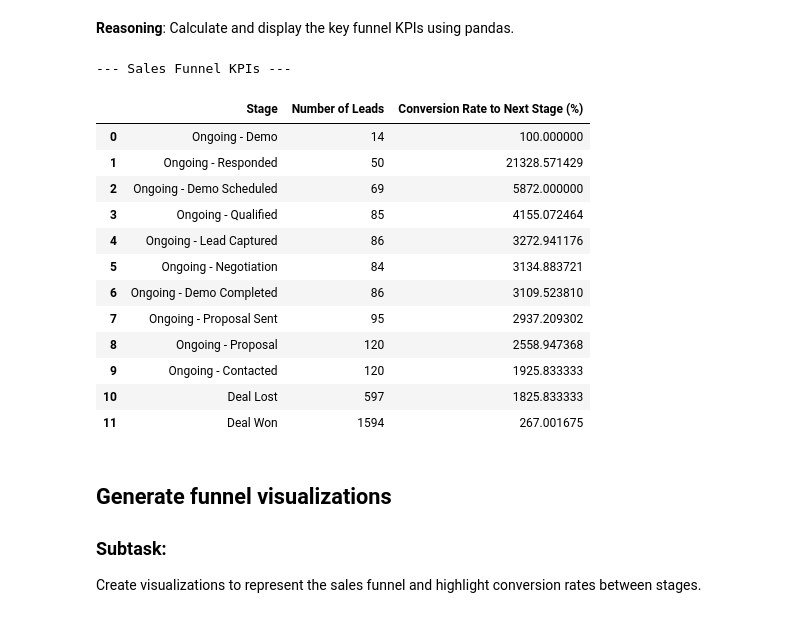
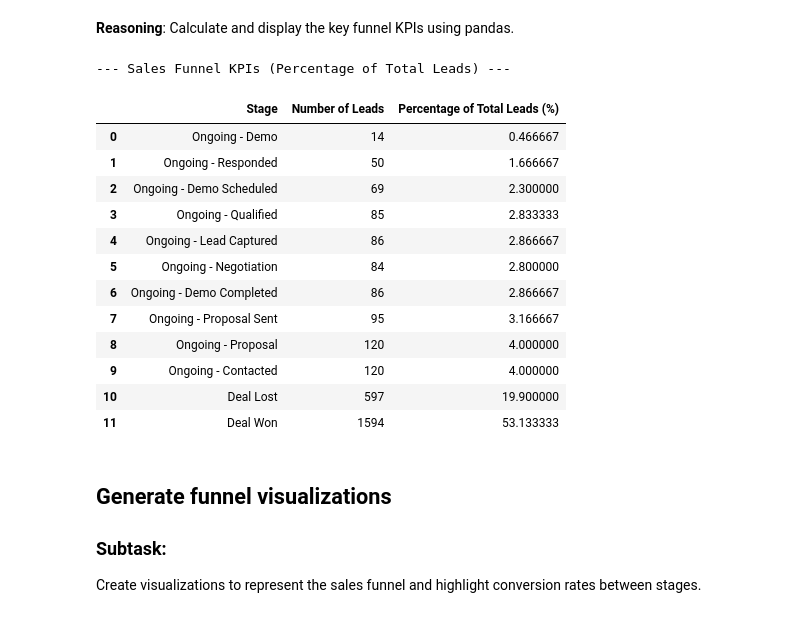
Before and after one commit to Anunineleaps6/Capstone_Sales, a Jupyter notebook: EDA.ipynb, the cells around one changed output. Drawn from its saved outputs; the diff is of its cells as text; code cells hidden in the pictures.

```diff
--- a/EDA.ipynb
+++ b/EDA.ipynb
@@ -467,53 +467,52 @@ Calculate and display the key funnel KPIs using pandas.
 # %%
 # Define the stages in the funnel (adjust as per your 'Current_Stage' values)
 funnel_stages = ['Ongoing - Demo', 'Ongoing - Responded', 'Ongoing - Demo Scheduled', 'Ongoing - Qualified',
                  'Ongoing - Lead Captured', 'Ongoing - Negotiation', 'Ongoing - Demo Completed',
                  'Ongoing - Proposal Sent', 'Ongoing - Proposal', 'Ongoing - Contacted', 'Deal Lost', 'Deal Won']
 
 # Calculate the number of leads at each stage
 funnel_counts = df_sales['Current_Stage'].value_counts().reindex(funnel_stages)
 
-# Calculate conversion rates between consecutive stages
-conversion_rates = {}
-# Initialize with 100% for the first stage for display purposes
-conversion_rates[funnel_stages[0]] = 100.0
+# Calculate the total number of leads in the dataset
+total_leads = df_sales.shape[0]
 
-for i in range(len(funnel_stages) - 1):
-    current_stage = funnel_stages[i]
-    next_stage = funnel_stages[i+1]
-    current_count = funnel_counts.get(current_stage, 0)
-    # Calculate the number of leads that are currently at the next stage or beyond in the defined funnel
-    leads_at_or_beyond_next_stage = df_sales[df_sales['Current_Stage'].isin(funnel_stages[i+1:])].shape[0]
+# Calculate the percentage of total leads at each stage
+percentage_of_total_leads = {}
+if total_leads > 0:
+    for stage in funnel_stages:
+        current_stage_count = funnel_counts.get(stage, 0)
+        percentage = (current_stage_count / total_leads) * 100
+        percentage_of_total_leads[stage] = percentage
+else:
+    print("No leads in the dataset.")
+    for stage in funnel_stages:
+         percentage_of_total_leads[stage] = 0.0 # Set to 0 if no leads
 
-    # Calculate conversion rate from current stage to reaching the next stage or beyond
-    # This is a simplified calculation based on current counts, not a true transition rate over time
-    conversion_rate = (leads_at_or_beyond_next_stage / current_count) * 100 if current_count > 0 else 0
-    conversion_rates[next_stage] = conversion_rate
 
 # Create a DataFrame for funnel KPIs
 funnel_kpis_df = pd.DataFrame({
     'Stage': funnel_stages,
     'Number of Leads': funnel_counts.values,
-    'Conversion Rate to Next Stage (%)': [conversion_rates[stage] for stage in funnel_stages]
+    'Percentage of Total Leads (%)': [percentage_of_total_leads[stage] for stage in funnel_stages]
 })
 
-print("--- Sales Funnel KPIs ---")
+print("--- Sales Funnel KPIs (Percentage of Total Leads) ---")
 display(funnel_kpis_df)
 # %% [output]
---- Sales Funnel KPIs ---
+--- Sales Funnel KPIs (Percentage of Total Leads) ---
-|  | Stage | Number of Leads | Conversion Rate to Next Stage (%) |
-| 0 | Ongoing - Demo | 14 | 100.000000 |
-| 1 | Ongoing - Responded | 50 | 21328.571429 |
-| 2 | Ongoing - Demo Scheduled | 69 | 5872.000000 |
-| 3 | Ongoing - Qualified | 85 | 4155.072464 |
-| 4 | Ongoing - Lead Captured | 86 | 3272.941176 |
-| 5 | Ongoing - Negotiation | 84 | 3134.883721 |
-| 6 | Ongoing - Demo Completed | 86 | 3109.523810 |
-| 7 | Ongoing - Proposal Sent | 95 | 2937.209302 |
-| 8 | Ongoing - Proposal | 120 | 2558.947368 |
-| 9 | Ongoing - Contacted | 120 | 1925.833333 |
-| 10 | Deal Lost | 597 | 1825.833333 |
-| 11 | Deal Won | 1594 | 267.001675 |
+|  | Stage | Number of Leads | Percentage of Total Leads (%) |
+| 0 | Ongoing - Demo | 14 | 0.466667 |
+| 1 | Ongoing - Responded | 50 | 1.666667 |
+| 2 | Ongoing - Demo Scheduled | 69 | 2.300000 |
+| 3 | Ongoing - Qualified | 85 | 2.833333 |
+| 4 | Ongoing - Lead Captured | 86 | 2.866667 |
+| 5 | Ongoing - Negotiation | 84 | 2.800000 |
+| 6 | Ongoing - Demo Completed | 86 | 2.866667 |
+| 7 | Ongoing - Proposal Sent | 95 | 3.166667 |
+| 8 | Ongoing - Proposal | 120 | 4.000000 |
+| 9 | Ongoing - Contacted | 120 | 4.000000 |
+| 10 | Deal Lost | 597 | 19.900000 |
+| 11 | Deal Won | 1594 | 53.133333 |
 # %% [markdown]
 ## Generate funnel visualizations
 
```
Also changed, not shown: parts of 2 cells of this notebook.
